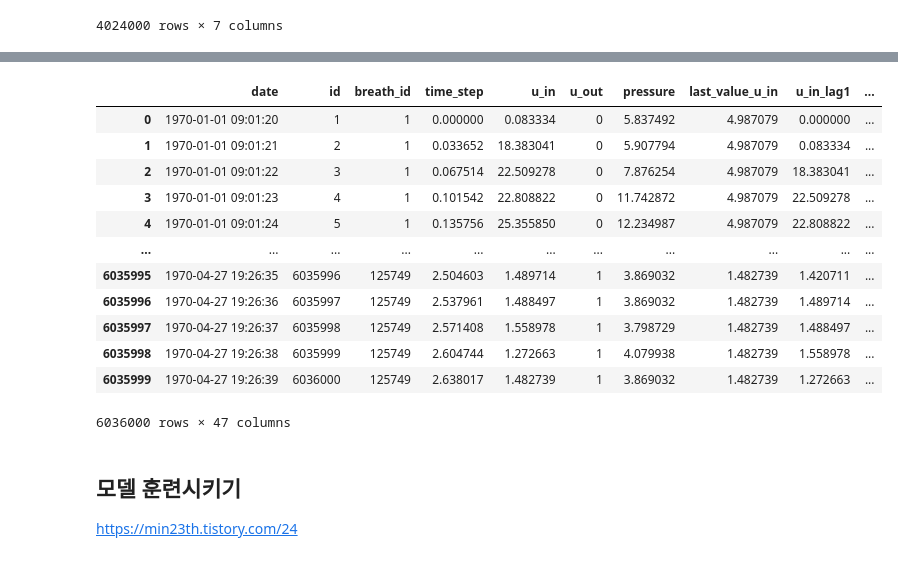
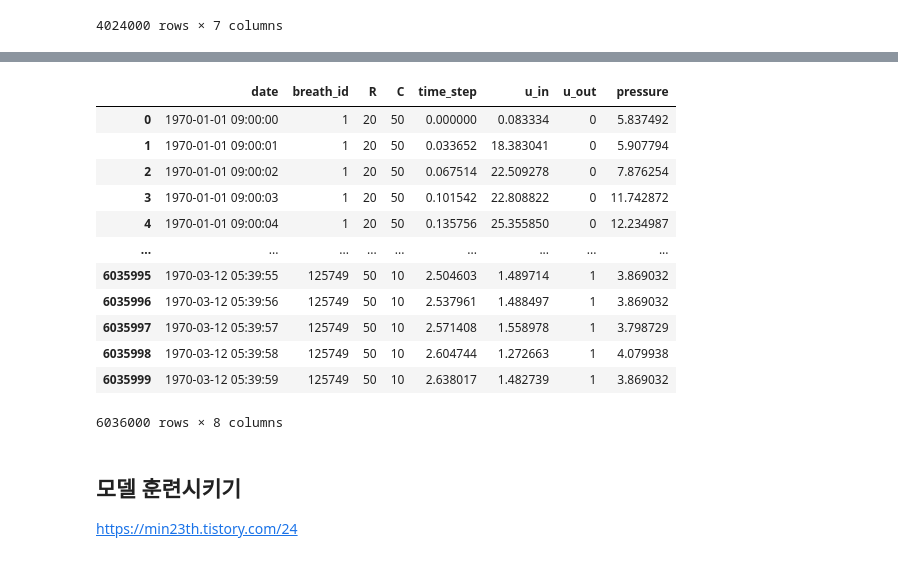
Before and after one commit to K-107/Ventilator_Pressure_Prediction, a Jupyter notebook: jonghee.ipynb, the cells around one changed output, grey strips where cells are left out. Drawn from its saved outputs; the diff is of its cells as text; code cells hidden in the pictures.

```diff
--- a/jonghee.ipynb
+++ b/jonghee.ipynb
@@ -861,19 +139,19 @@ df_train.to_csv('df_train.csv', index=False)
 # %%
-pd.read_csv('df_train.csv')
+pd.read_csv('sample_train.csv')
 # %% [output]
-|  | date | id | breath_id | time_step | u_in | u_out | pressure | last_value_u_in | u_in_lag1 | ... |
-| 0 | 1970-01-01 09:01:20 | 1 | 1 | 0.000000 | 0.083334 | 0 | 5.837492 | 4.987079 | 0.000000 | ... |
-| 1 | 1970-01-01 09:01:21 | 2 | 1 | 0.033652 | 18.383041 | 0 | 5.907794 | 4.987079 | 0.083334 | ... |
-| 2 | 1970-01-01 09:01:22 | 3 | 1 | 0.067514 | 22.509278 | 0 | 7.876254 | 4.987079 | 18.383041 | ... |
-| 3 | 1970-01-01 09:01:23 | 4 | 1 | 0.101542 | 22.808822 | 0 | 11.742872 | 4.987079 | 22.509278 | ... |
-| 4 | 1970-01-01 09:01:24 | 5 | 1 | 0.135756 | 25.355850 | 0 | 12.234987 | 4.987079 | 22.808822 | ... |
-| ... | ... | ... | ... | ... | ... | ... | ... | ... | ... | ... |
-| 6035995 | 1970-04-27 19:26:35 | 6035996 | 125749 | 2.504603 | 1.489714 | 1 | 3.869032 | 1.482739 | 1.420711 | ... |
-| 6035996 | 1970-04-27 19:26:36 | 6035997 | 125749 | 2.537961 | 1.488497 | 1 | 3.869032 | 1.482739 | 1.489714 | ... |
-| 6035997 | 1970-04-27 19:26:37 | 6035998 | 125749 | 2.571408 | 1.558978 | 1 | 3.798729 | 1.482739 | 1.488497 | ... |
-| 6035998 | 1970-04-27 19:26:38 | 6035999 | 125749 | 2.604744 | 1.272663 | 1 | 4.079938 | 1.482739 | 1.558978 | ... |
-| 6035999 | 1970-04-27 19:26:39 | 6036000 | 125749 | 2.638017 | 1.482739 | 1 | 3.869032 | 1.482739 | 1.272663 | ... |
+|  | date | breath_id | R | C | time_step | u_in | u_out | pressure |
+| 0 | 1970-01-01 09:00:00 | 1 | 20 | 50 | 0.000000 | 0.083334 | 0 | 5.837492 |
+| 1 | 1970-01-01 09:00:01 | 1 | 20 | 50 | 0.033652 | 18.383041 | 0 | 5.907794 |
+| 2 | 1970-01-01 09:00:02 | 1 | 20 | 50 | 0.067514 | 22.509278 | 0 | 7.876254 |
+| 3 | 1970-01-01 09:00:03 | 1 | 20 | 50 | 0.101542 | 22.808822 | 0 | 11.742872 |
+| 4 | 1970-01-01 09:00:04 | 1 | 20 | 50 | 0.135756 | 25.355850 | 0 | 12.234987 |
+| ... | ... | ... | ... | ... | ... | ... | ... | ... |
+| 6035995 | 1970-03-12 05:39:55 | 125749 | 50 | 10 | 2.504603 | 1.489714 | 1 | 3.869032 |
+| 6035996 | 1970-03-12 05:39:56 | 125749 | 50 | 10 | 2.537961 | 1.488497 | 1 | 3.869032 |
+| 6035997 | 1970-03-12 05:39:57 | 125749 | 50 | 10 | 2.571408 | 1.558978 | 1 | 3.798729 |
+| 6035998 | 1970-03-12 05:39:58 | 125749 | 50 | 10 | 2.604744 | 1.272663 | 1 | 4.079938 |
+| 6035999 | 1970-03-12 05:39:59 | 125749 | 50 | 10 | 2.638017 | 1.482739 | 1 | 3.869032 |
-6036000 rows × 47 columns
+6036000 rows × 8 columns
 # %% [markdown]
 ## 모델 훈련시키기
 
```
Also changed, not shown: parts of 102 cells of this notebook.
